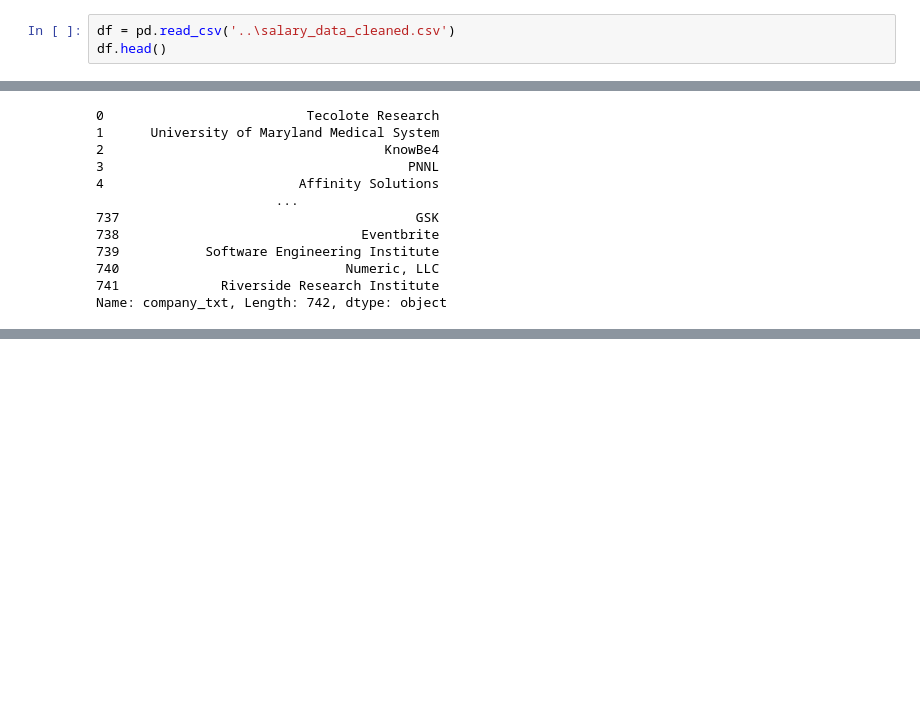
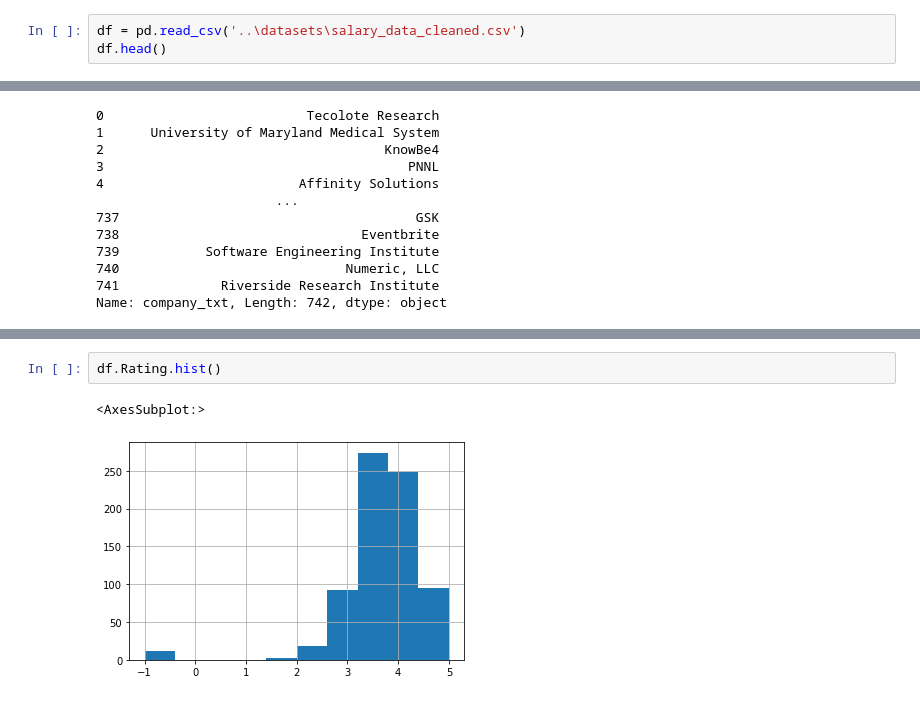
Before and after one commit to basel-ay/Data-Science-Salary-Prediction, a Jupyter notebook: notebooks/exploratory_data_analysis.ipynb, the cells around one changed output, grey strips where cells are left out. Cells and saved outputs as stored; diff of their text form; blank space fills up the shorter version.

```diff
--- a/notebooks/exploratory_data_analysis.ipynb
+++ b/notebooks/exploratory_data_analysis.ipynb
@@ -4,5 +8,5 @@ import seaborn as sns
 # %%
-df = pd.read_csv('..\salary_data_cleaned.csv')
+df = pd.read_csv('..\datasets\salary_data_cleaned.csv')
 df.head()
 # %% [output]
 |  | Job Title | Salary Estimate | Job Description | Rating | Company Name | Location | Headquarters | Size | ... |
@@ -181,3 +185,8 @@ df.describe()
 | 50% | 3.700000 | 1988.000000 | 0.000000 | 0.000000 | 69.500000 | 124.000000 | 97.500000 | 1.000000 | 26.000000 | ... |
 | 75% | 4.000000 | 2007.000000 | 0.000000 | 0.000000 | 91.000000 | 155.000000 | 122.500000 | 1.000000 | 61.000000 | ... |
 | max | 5.000000 | 2019.000000 | 1.000000 | 1.000000 | 202.000000 | 306.000000 | 254.000000 | 1.000000 | 278.000000 | ... |
+# %%
+df.Rating.hist()
+# %% [output]
+<AxesSubplot:>
+[figure, added]
```
Also changed, not shown: parts of 21 cells of this notebook, 4 other files.
